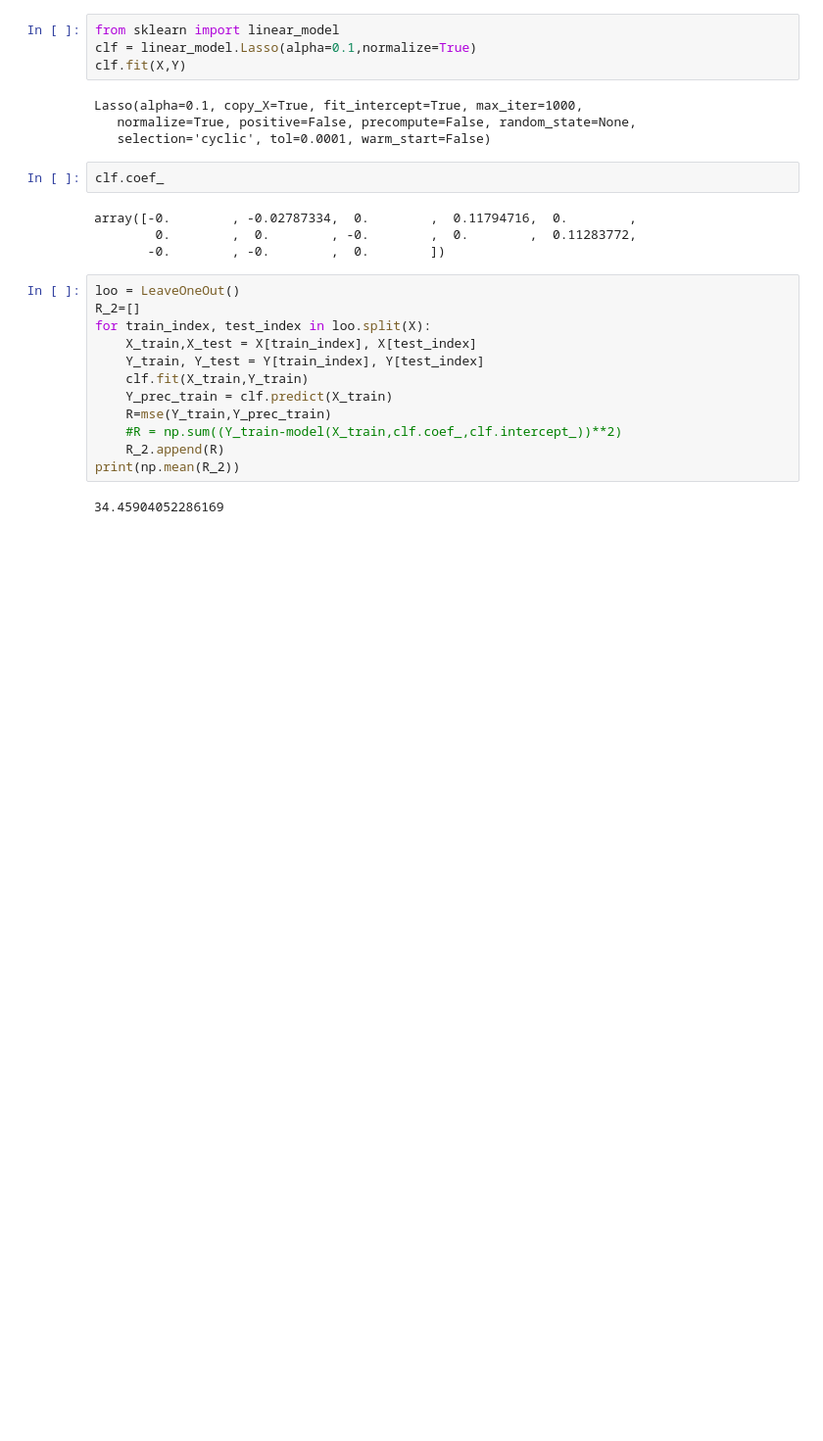
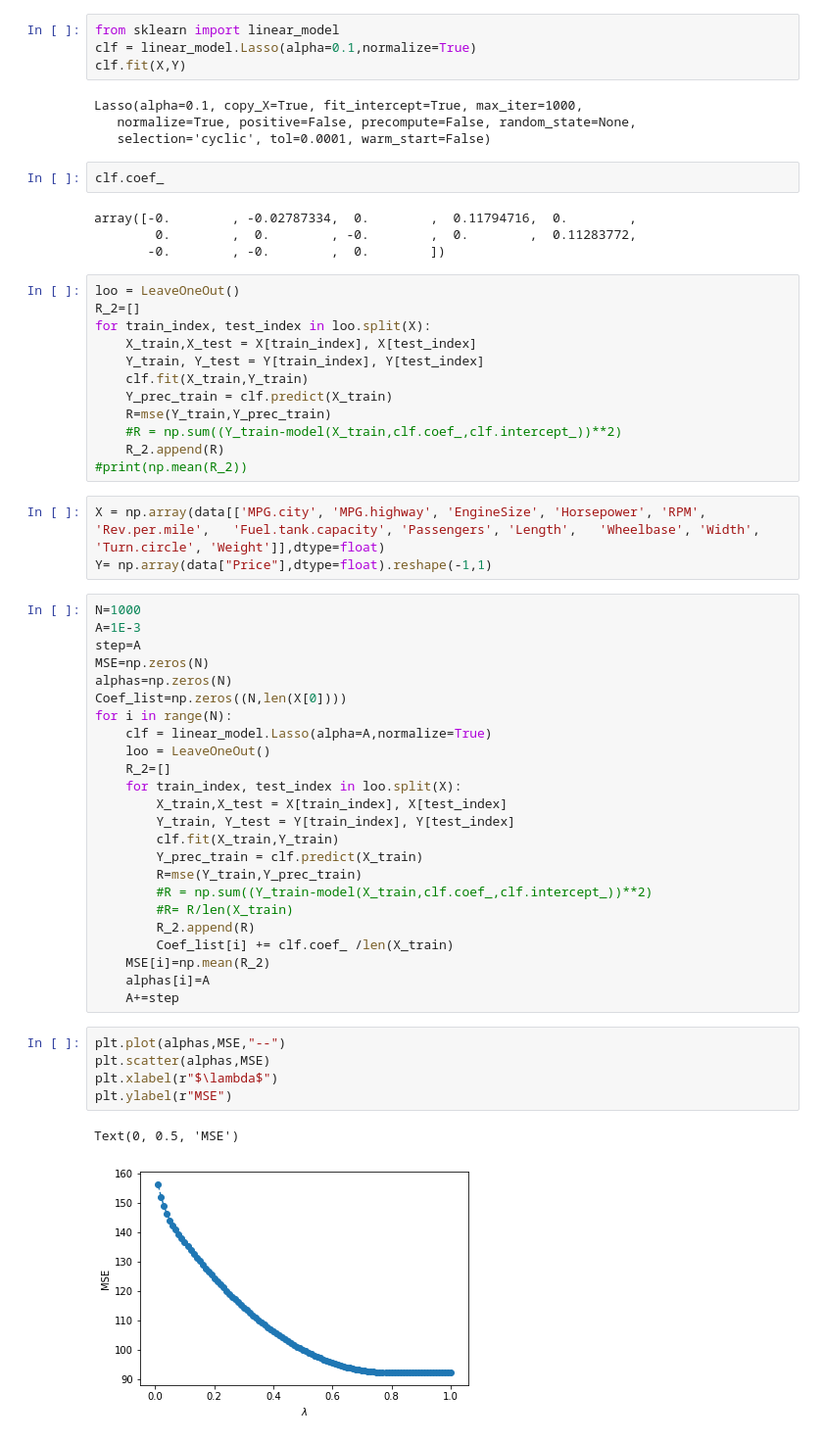
Before and after one commit to JoseMontanaC/Metodos_Computacionales, a Jupyter notebook: Repaso_Ejercicios/Ejercicio_16/Ejercicio_16.ipynb, the cells around one changed output. Shown at 98% size. Drawn from its saved outputs; the diff is of its cells as text; blank space fills up the shorter version.

```diff
--- a/Repaso_Ejercicios/Ejercicio_16/Ejercicio_16.ipynb
+++ b/Repaso_Ejercicios/Ejercicio_16/Ejercicio_16.ipynb
@@ -49,6 +49,39 @@ for train_index, test_index in loo.split(X):
     R=mse(Y_train,Y_prec_train)
     #R = np.sum((Y_train-model(X_train,clf.coef_,clf.intercept_))**2)
     R_2.append(R)
-print(np.mean(R_2))
+#print(np.mean(R_2))
-# %% [output]
-34.45904052286169
+# %%
+X = np.array(data[['MPG.city', 'MPG.highway', 'EngineSize', 'Horsepower', 'RPM', 'Rev.per.mile',   'Fuel.tank.capacity', 'Passengers', 'Length',   'Wheelbase', 'Width', 'Turn.circle', 'Weight']],dtype=float)
+Y= np.array(data["Price"],dtype=float).reshape(-1,1)
+# %%
+N=1000
+A=1E-3
+step=A
+MSE=np.zeros(N)
+alphas=np.zeros(N)
+Coef_list=np.zeros((N,len(X[0])))
+for i in range(N):
+    clf = linear_model.Lasso(alpha=A,normalize=True)
+    loo = LeaveOneOut()
+    R_2=[]
+    for train_index, test_index in loo.split(X):
+        X_train,X_test = X[train_index], X[test_index]
+        Y_train, Y_test = Y[train_index], Y[test_index]
+        clf.fit(X_train,Y_train)
+        Y_prec_train = clf.predict(X_train)
+        R=mse(Y_train,Y_prec_train)
+        #R = np.sum((Y_train-model(X_train,clf.coef_,clf.intercept_))**2)
+        #R= R/len(X_train)
+        R_2.append(R)
+        Coef_list[i] += clf.coef_ /len(X_train)
+    MSE[i]=np.mean(R_2)
+    alphas[i]=A
+    A+=step
+# %%
+plt.plot(alphas,MSE,"--")
+plt.scatter(alphas,MSE)
+plt.xlabel(r"$\lambda$")
+plt.ylabel(r"MSE")
+# %% [output]
+Text(0, 0.5, 'MSE')
+[figure, added]
```
Also changed, not shown: parts of 1 cell of this notebook, 1 other file.
